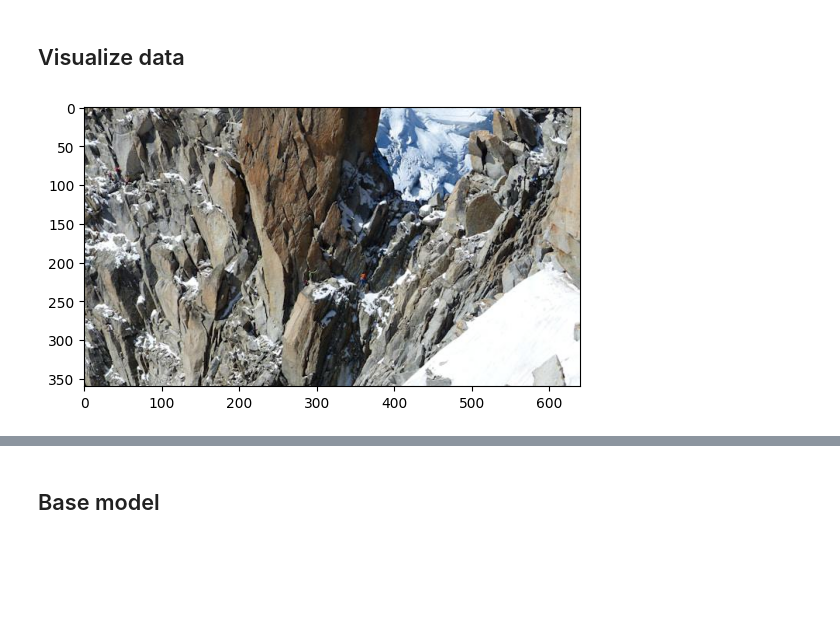
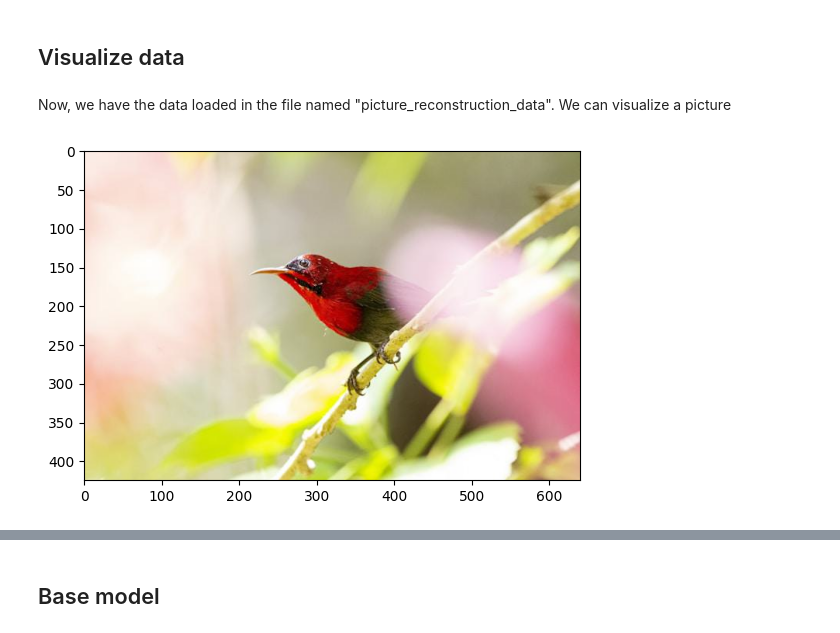
Before and after one commit to Nico9803/DATACAMP--RAMP, a Jupyter notebook: picture_reconstruction_starting_kit.ipynb, the cells around one changed output, grey strips where cells are left out. Saved outputs shown, nothing was run; the diff lists cells and outputs as text; code cells hidden in the pictures; blank space fills up the shorter version.

```diff
--- a/picture_reconstruction_starting_kit.ipynb
+++ b/picture_reconstruction_starting_kit.ipynb
@@ -124,12 +124,14 @@ subprocess.call(['tar', '-zxf', 'Test.tgz'])
 os.chdir('..')
 # %% [markdown]
 ## Visualize data <a name=visualize></a>
+# %% [markdown]
+Now, we have the data loaded in the file named "picture_reconstruction_data". We can visualize a picture
 # %%
 import matplotlib.pyplot as plt
 import matplotlib.image as mpimg
 
 data_repo_train = 'picture_reconstruction_dataset/Train/'
-img=mpimg.imread(data_repo_train +'H00000_hi.jpg')
-imgplot = plt.imshow(img)
+img_hi=mpimg.imread(data_repo_train +'H00020_hi.jpg')
+imgplot = plt.imshow(img_hi)
 # %% [output]
-[figure, old version]
+[figure, new version]
```
Also changed, not shown: parts of 42 cells of this notebook, 1 other file.
